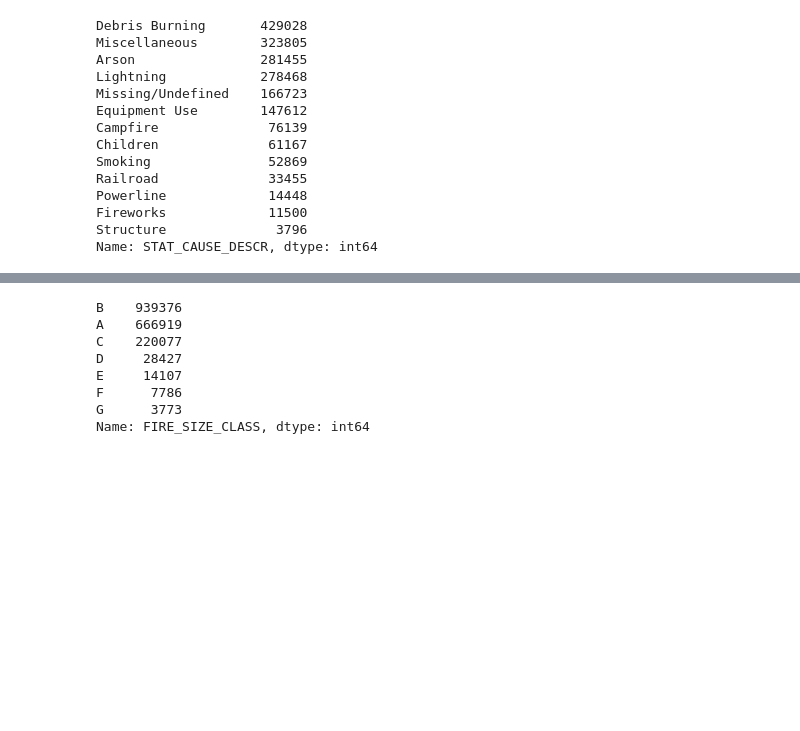
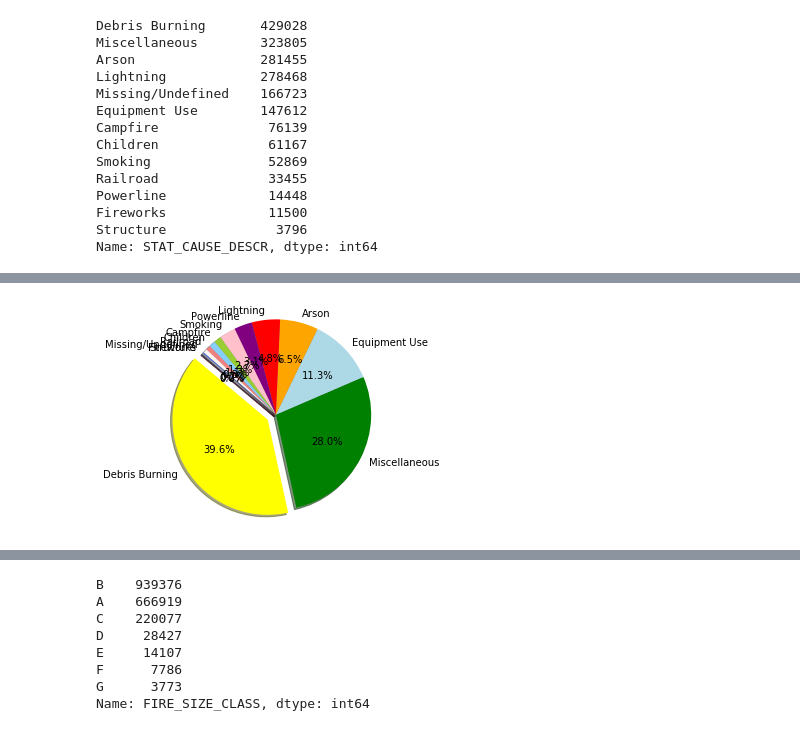
Before and after one commit to BryanSouza91/Project_1, a Jupyter notebook: Fire_Data_Analysis.ipynb, the cells around one changed output, grey strips where cells are left out. Drawn from its saved outputs; the diff is of its cells as text; code cells hidden in the pictures; blank space fills up the shorter version.

```diff
--- a/Fire_Data_Analysis.ipynb
+++ b/Fire_Data_Analysis.ipynb
@@ -79,0 +167,15 @@ Name: STAT_CAUSE_DESCR, dtype: int64
+# %%
+cause = ["Debris Burning", "Miscellaneous", "Equipment Use", "Arson", "Lightning" , "Powerline", "Smoking", "Campfire", "Children", "Railroad", "Missing/Undefined", "Fireworks", "Structure"]
+cause_tally = [56172,39822,16067,9224,6797,4351,3903,1792,1519,1123,973,266,12]
+colors = ["yellow","green","lightblue","orange","red","purple","pink","yellowgreen","lightskyblue","lightcoral","seashell","royalblue", "crimson"]
+explode = (0.1,0,0,0,0,0,0,0,0,0,0,0,0)
+
+
+plt.pie(cause_tally, explode=explode, labels=cause, colors=colors,
+        autopct="%1.1f%%", shadow=True, startangle=140)
+
+plt.axis("equal")
+
+plt.show()
+# %% [output]
+[figure, added]
```
Also changed, not shown: parts of 12 cells of this notebook.
